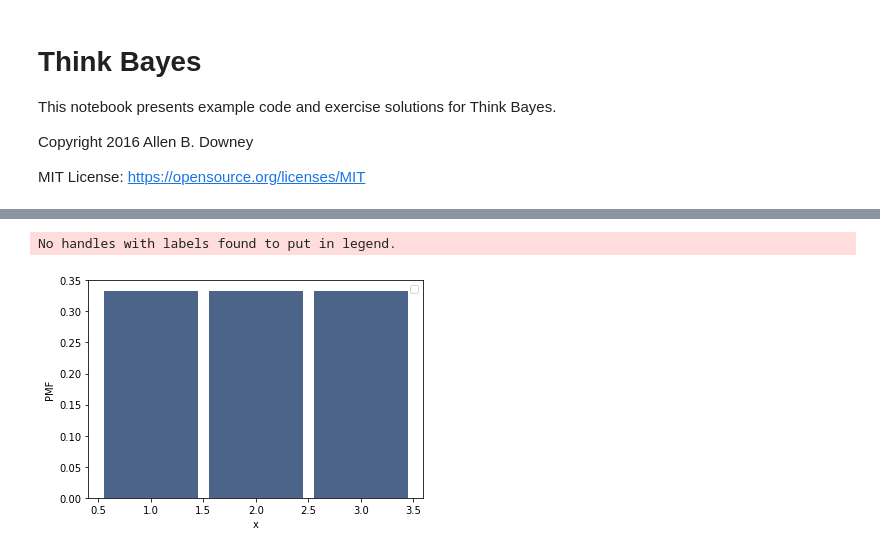
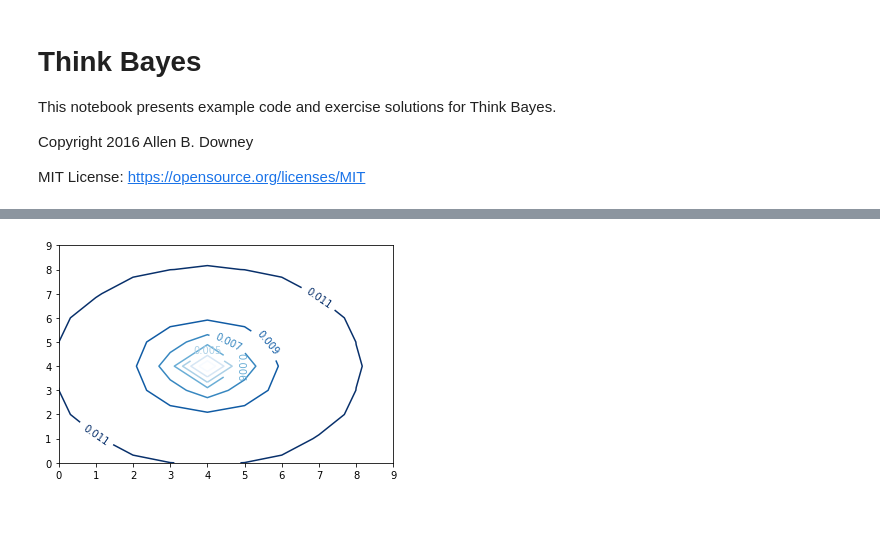
Before and after one commit to sportsracer48/ThinkBayes2, a Jupyter notebook: examples/template.ipynb, the cells around one changed output, grey strips where cells are left out. Saved outputs shown, nothing was run; the diff lists cells and outputs as text; code cells hidden in the pictures; blank space fills up the shorter version.

```diff
--- a/examples/template.ipynb
+++ b/examples/template.ipynb
@@ -14,6 +14,12 @@ MIT License: https://opensource.org/licenses/MIT
 %config InteractiveShell.ast_node_interactivity='last_expr_or_assign'
 
 # import classes from thinkbayes2
-from thinkbayes2 import Pmf, Suite
+from thinkbayes2 import Pmf, Suite, Joint, MakePoissonPmf, MakeNormalPmf, MakeMixture
+
+import numpy as np
 
 import thinkplot
+
+from math import exp,sqrt
+
+lam = 1
@@ -38,9 +28,27 @@ No handles with labels found to put in legend.
-# %%
-posterior = prior.Copy()
-posterior.Update(1)
-thinkplot.Hist(prior, color='gray')
-thinkplot.Hist(posterior)
-thinkplot.Config(xlabel='x', ylabel='PMF')
-# %% [output]
-No handles with labels found to put in legend.
-[figure, removed]
+# %%
+class Battleship(Suite, Joint):
+
+    def Likelihood(self, data, hypo):
+        """Computes the likelihood of the data under the hypothesis.
+
+        data: tuple of ((x,y),true if hit, false if miss)
+        hypo: tuple of (x,y) for ship location
+        """
+        guess,hit=data
+
+        guess = np.array(guess)
+        hypo  = np.array(hypo)
+        d = np.linalg.norm(guess-hypo)
+        if(hit):
+            return exp(-lam*d)
+        else:
+            return 1-exp(-lam*d)
+# %%
+W=10
+H=10
+prior = Battleship([(x,y) for x in range(W) for y in range(H)]);
+prior.Update(((4,4),False))
+
+thinkplot.Contour(prior)
+# %% [output]
+[figure, added]
```
Also changed, not shown: parts of 4 cells of this notebook, 3 other files.
